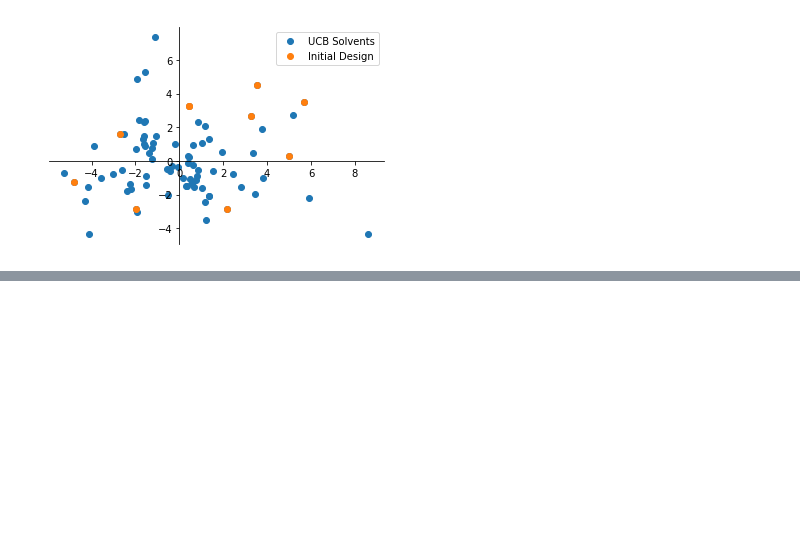
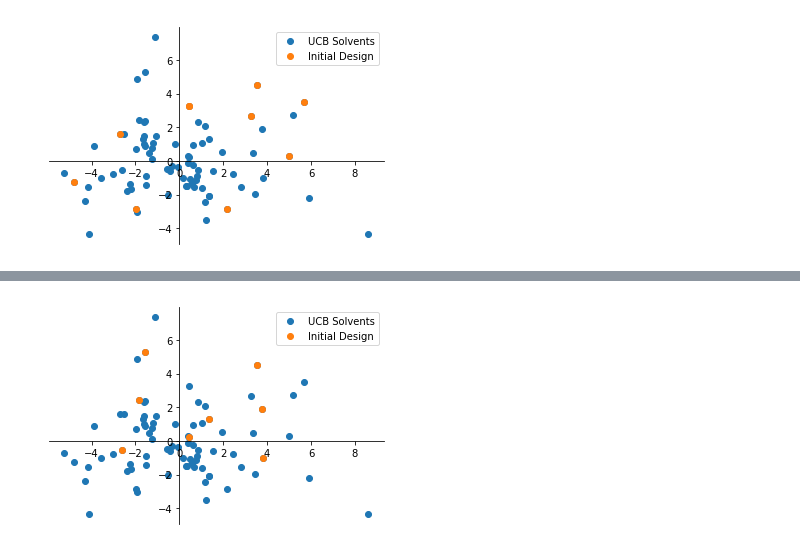
Before and after one commit to sustainable-processes/summit, a Jupyter notebook: case_studies/borrowing_hydrogen/initial_design.ipynb, the cells around one changed output, grey strips where cells are left out. Cells and saved outputs as stored; diff of their text form; code cells hidden in the pictures; blank space fills up the shorter version.

Commit message:
Finish initial design for borrowing hydrogen

```diff
--- a/case_studies/borrowing_hydrogen/initial_design.ipynb
+++ b/case_studies/borrowing_hydrogen/initial_design.ipynb
@@ -233,0 +261,23 @@ ax.spines['top'].set_color('none')
+# %%
+#Filter for solvents with boiling point > 150C
+high_bp_cas = solvent_ds_final[solvent_ds_final['boiling_point']>100].index.values
+solvent_ds_lab = solvent_ds_pcs.copy()
+solvent_ds_lab = solvent_ds_lab.loc[high_bp_cas, :]
+# %%
+#Add available column to the dataset
+available_ds = DataSet({('available', 'METADATA'): solvents_available})
+available_ds.columns.names = ['NAME', 'TYPE']
+available_ds = available_ds.set_index(solvent_ds_final.index)
+solvent_ds_lab = solvent_ds_lab.join(available_ds)
+solvent_ds_lab = solvent_ds_lab[solvent_ds_lab['available']==True]
+# %%
+domain_lab = Domain()
+domain_lab += DescriptorsVariable('solvent',
+                                  'solvents in the lab',
+                                  solvent_ds_lab)
+# %%
+rs = np.random.RandomState(100000)
+lhs = LatinDesigner(domain_lab, rs)
+design_lab = lhs.generate_experiments(8, unique=False, criterion='maximin')
+lab_indices = design_lab.get_indices()
+solvent_ds_lab.iloc[lab_indices[:, 0], :][solvent_ds_lab.metadata_columns]
@@ -233,0 +295,12 @@ ax.spines['top'].set_color('none')
+# %%
+fig, ax = plt.subplots()
+ax.scatter(pcs[:, 0], pcs[:, 1], label='UCB Solvents')
+experiments_pcs_values = design_lab.get_values()
+ax.scatter(experiments_pcs_values[:,0], experiments_pcs_values[:, 1], label='Initial Design')
+ax.legend(bbox_to_anchor=(1, 1.0))
+ax.spines['left'].set_position('zero')
+ax.spines['right'].set_color('none')
+ax.spines['bottom'].set_position('zero')
+ax.spines['top'].set_color('none')
+# %% [output]
+[figure, added]
```
Also changed, not shown: parts of 8 cells of this notebook, 3 other files.
